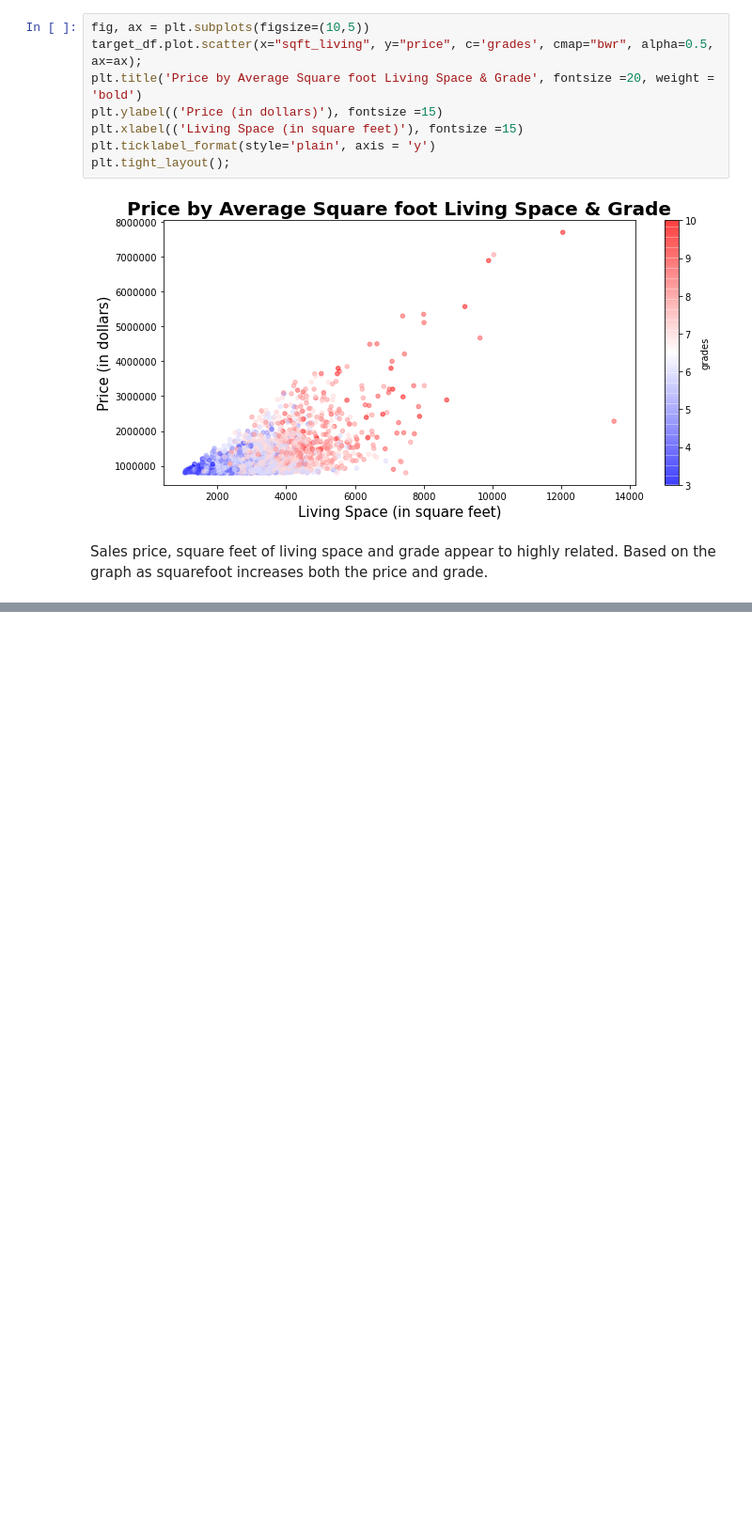
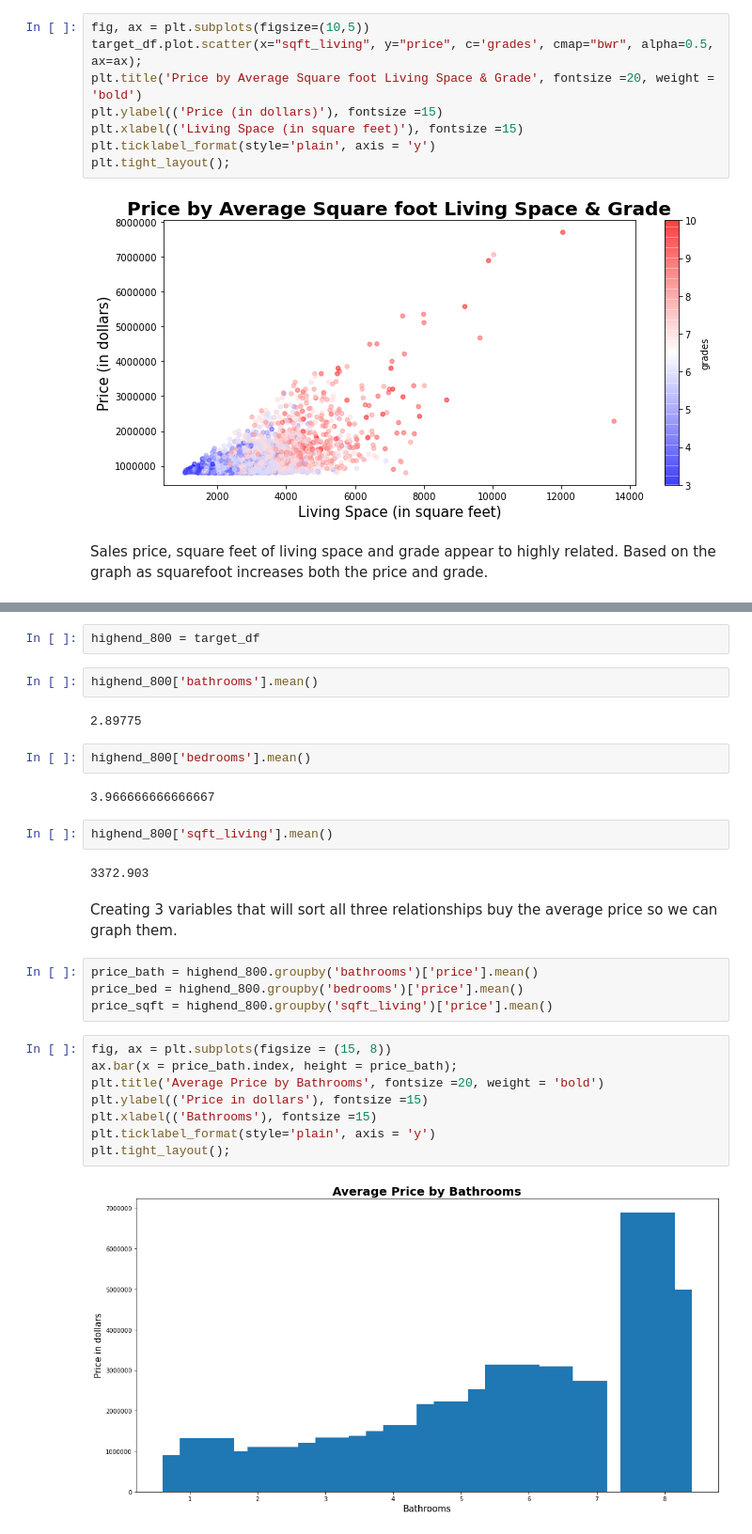
Before and after one commit to mattrubic/dsc-phase-2-project-v2-3, a Jupyter notebook: High Value Variables.ipynb, the cells around one changed output, grey strips where cells are left out. Shown at 94% size. Saved outputs shown, nothing was run; the diff lists cells and outputs as text; blank space fills up the shorter version.

Commit message:
adding the sq_ft bedrooms and bathrooms

```diff
--- a/High Value Variables.ipynb
+++ b/High Value Variables.ipynb
@@ -468,0 +474,30 @@ Sales price, square feet of living space and grade appear to highly related. Bas
+# %%
+highend_800 = target_df
+# %%
+highend_800['bathrooms'].mean()
+# %% [output]
+2.89775
+# %%
+highend_800['bedrooms'].mean()
+# %% [output]
+3.966666666666667
+# %%
+highend_800['sqft_living'].mean()
+# %% [output]
+3372.903
+# %% [markdown]
+Creating 3 variables that will sort all three relationships buy the average price so we can graph them.
+# %%
+price_bath = highend_800.groupby('bathrooms')['price'].mean()
+price_bed = highend_800.groupby('bedrooms')['price'].mean()
+price_sqft = highend_800.groupby('sqft_living')['price'].mean()
+# %%
+fig, ax = plt.subplots(figsize = (15, 8))
+ax.bar(x = price_bath.index, height = price_bath);
+plt.title('Average Price by Bathrooms', fontsize =20, weight = 'bold')
+plt.ylabel(('Price in dollars'), fontsize =15)
+plt.xlabel(('Bathrooms'), fontsize =15)
+plt.ticklabel_format(style='plain', axis = 'y')
+plt.tight_layout();
+# %% [output]
+[figure, added]
```
Also changed, not shown: parts of 22 cells of this notebook, 1 other file.
